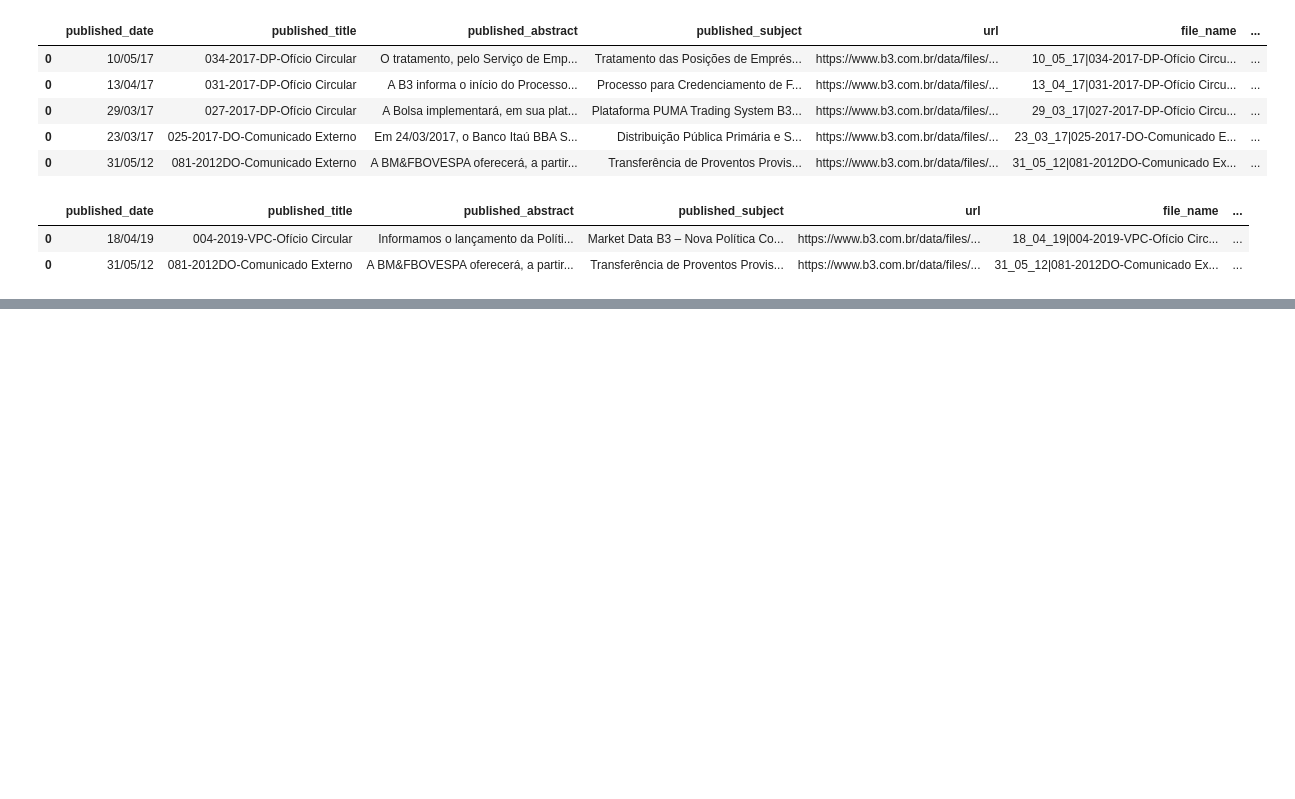
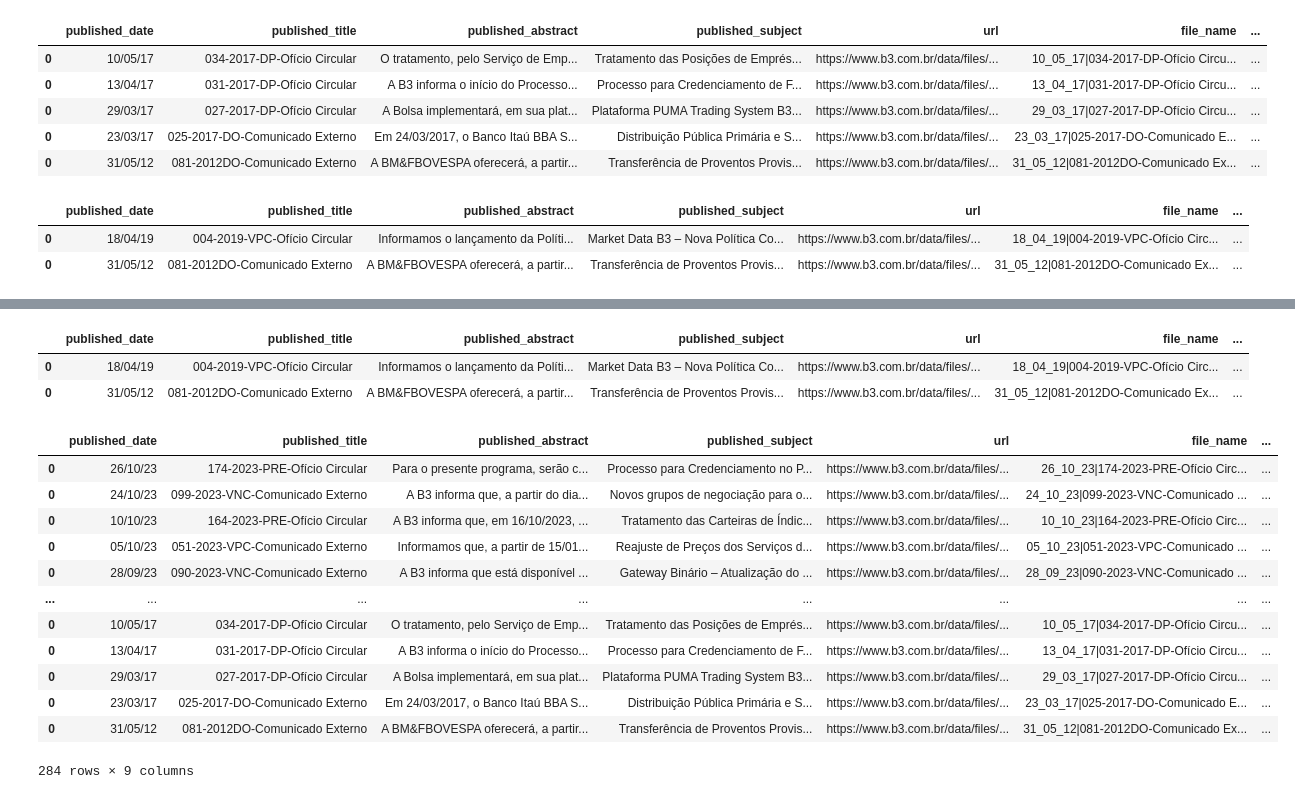
Before and after one commit to gbieul/sumarizacao-b3, a Jupyter notebook: notebooks/b3_scraper_explora.ipynb, the cells around one changed output, grey strips where cells are left out. Cells and saved outputs as stored; diff of their text form; code cells hidden in the pictures; blank space fills up the shorter version.

Commit message:
Added pypdfium extractions to DataFrame

```diff
--- a/notebooks/b3_scraper_explora.ipynb
+++ b/notebooks/b3_scraper_explora.ipynb
@@ -154,0 +185,7 @@ df_replaced[df_replaced["pdfminer_extraction"].apply(len) <= 5]
+# %%
+# entries that are empty: still the ame between the different libraries
+df_replaced[df_replaced["pypdfium_extraction"].apply(len) <= 5]
+# %% [output]
+|  | published_date | published_title | published_abstract | published_subject | url | file_name | ... |
+| 0 | 18/04/19 | 004-2019-VPC-Ofício Circular | Informamos o lançamento da Políti... | Market Data B3 – Nova Política Co... | https://www.b3.com.br/data/files/... | 18_04_19|004-2019-VPC-Ofício Circ... | ... |
+| 0 | 31/05/12 | 081-2012DO-Comunicado Externo | A BM&FBOVESPA oferecerá, a partir... | Transferência de Proventos Provis... | https://www.b3.com.br/data/files/... | 31_05_12|081-2012DO-Comunicado Ex... | ... |
@@ -154,0 +195,16 @@ df_replaced[df_replaced["pdfminer_extraction"].apply(len) <= 5]
+# %%
+pd.read_parquet("../data/list_b3_pdf_comparison.parquet")
+# %% [output]
+|  | published_date | published_title | published_abstract | published_subject | url | file_name | ... |
+| 0 | 26/10/23 | 174-2023-PRE-Ofício Circular | Para o presente programa, serão c... | Processo para Credenciamento no P... | https://www.b3.com.br/data/files/... | 26_10_23|174-2023-PRE-Ofício Circ... | ... |
+| 0 | 24/10/23 | 099-2023-VNC-Comunicado Externo | A B3 informa que, a partir do dia... | Novos grupos de negociação para o... | https://www.b3.com.br/data/files/... | 24_10_23|099-2023-VNC-Comunicado ... | ... |
+| 0 | 10/10/23 | 164-2023-PRE-Ofício Circular | A B3 informa que, em 16/10/2023, ... | Tratamento das Carteiras de Índic... | https://www.b3.com.br/data/files/... | 10_10_23|164-2023-PRE-Ofício Circ... | ... |
+| 0 | 05/10/23 | 051-2023-VPC-Comunicado Externo | Informamos que, a partir de 15/01... | Reajuste de Preços dos Serviços d... | https://www.b3.com.br/data/files/... | 05_10_23|051-2023-VPC-Comunicado ... | ... |
+| 0 | 28/09/23 | 090-2023-VNC-Comunicado Externo | A B3 informa que está disponível ... | Gateway Binário – Atualização do ... | https://www.b3.com.br/data/files/... | 28_09_23|090-2023-VNC-Comunicado ... | ... |
+| ... | ... | ... | ... | ... | ... | ... | ... |
+| 0 | 10/05/17 | 034-2017-DP-Ofício Circular | O tratamento, pelo Serviço de Emp... | Tratamento das Posições de Emprés... | https://www.b3.com.br/data/files/... | 10_05_17|034-2017-DP-Ofício Circu... | ... |
+| 0 | 13/04/17 | 031-2017-DP-Ofício Circular | A B3 informa o início do Processo... | Processo para Credenciamento de F... | https://www.b3.com.br/data/files/... | 13_04_17|031-2017-DP-Ofício Circu... | ... |
+| 0 | 29/03/17 | 027-2017-DP-Ofício Circular | A Bolsa implementará, em sua plat... | Plataforma PUMA Trading System B3... | https://www.b3.com.br/data/files/... | 29_03_17|027-2017-DP-Ofício Circu... | ... |
+| 0 | 23/03/17 | 025-2017-DO-Comunicado Externo | Em 24/03/2017, o Banco Itaú BBA S... | Distribuição Pública Primária e S... | https://www.b3.com.br/data/files/... | 23_03_17|025-2017-DO-Comunicado E... | ... |
+| 0 | 31/05/12 | 081-2012DO-Comunicado Externo | A BM&FBOVESPA oferecerá, a partir... | Transferência de Proventos Provis... | https://www.b3.com.br/data/files/... | 31_05_12|081-2012DO-Comunicado Ex... | ... |
+284 rows × 9 columns
```
Also changed, not shown: parts of 7 cells of this notebook, 1 other file.
